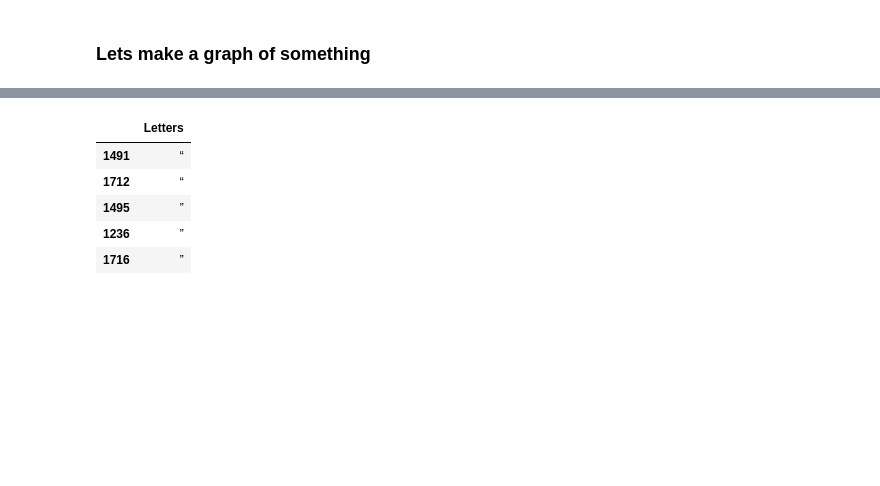
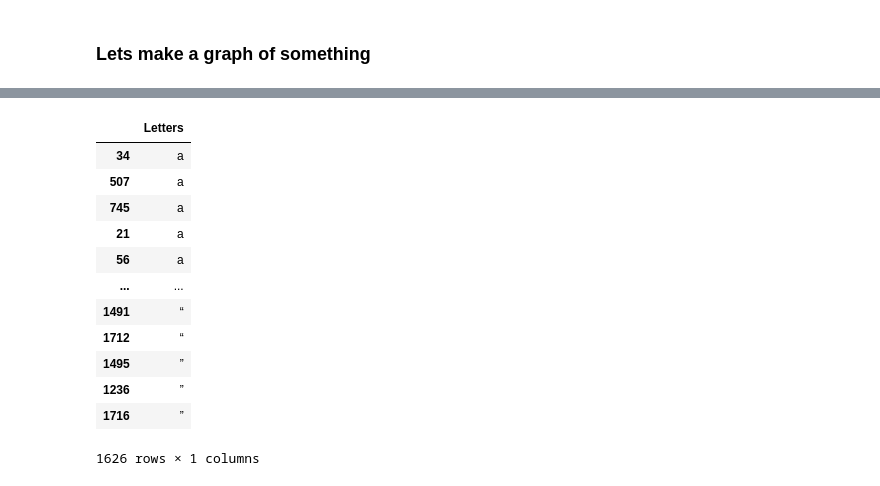
Before and after one commit to tye642/web_scraping_country_music_hof, a Jupyter notebook: notebook/hall_of_fame_webscrape.ipynb, the cells around one changed output, grey strips where cells are left out. Drawn from its saved outputs; the diff is of its cells as text; code cells hidden in the pictures; blank space fills up the shorter version.

```diff
--- a/notebook/hall_of_fame_webscrape.ipynb
+++ b/notebook/hall_of_fame_webscrape.ipynb
@@ -459,9 +471,16 @@ sns.histplot(x = 'Letters', data = letters_df_abc, ax=ax)
 # %%
-letters_df_abc.tail()
+letters_df_abc
 # %% [output]
 |  | Letters |
+| 34 | a |
+| 507 | a |
+| 745 | a |
+| 21 | a |
+| 56 | a |
+| ... | ... |
 | 1491 | “ |
 | 1712 | “ |
 | 1495 | ” |
 | 1236 | ” |
 | 1716 | ” |
+1626 rows × 1 columns
```
Also changed, not shown: parts of 12 cells of this notebook, 4 other files.
